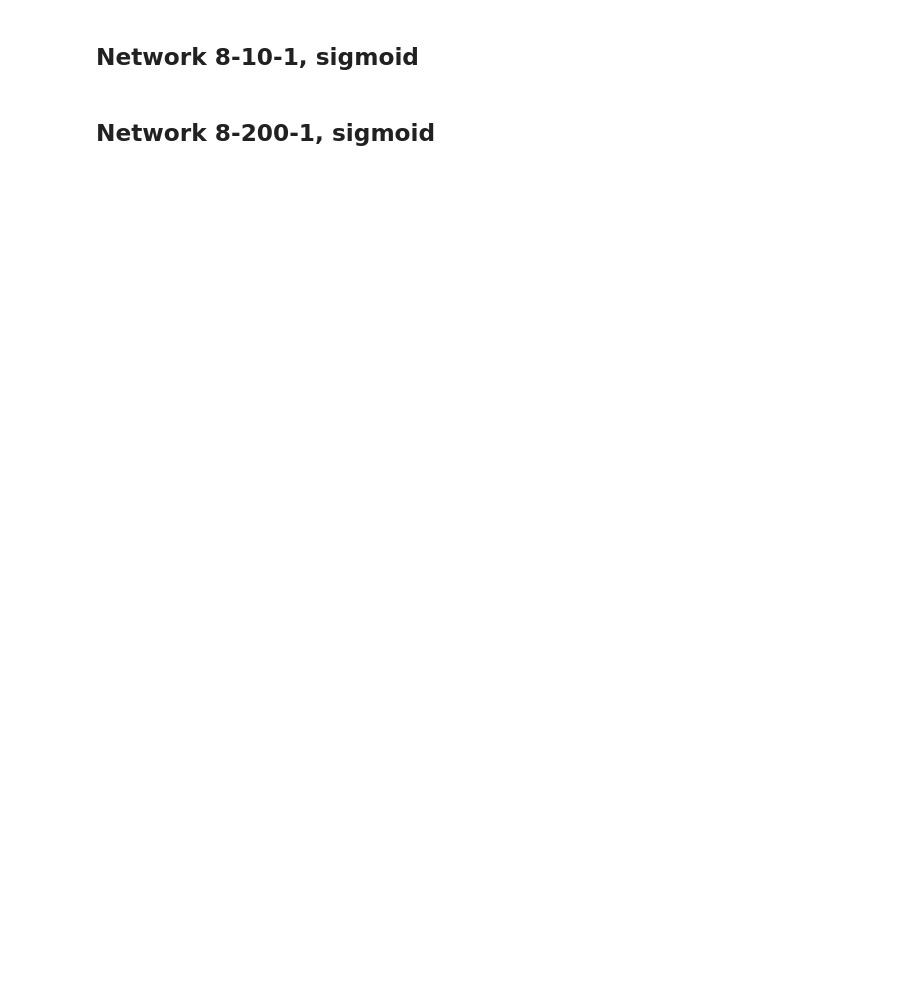
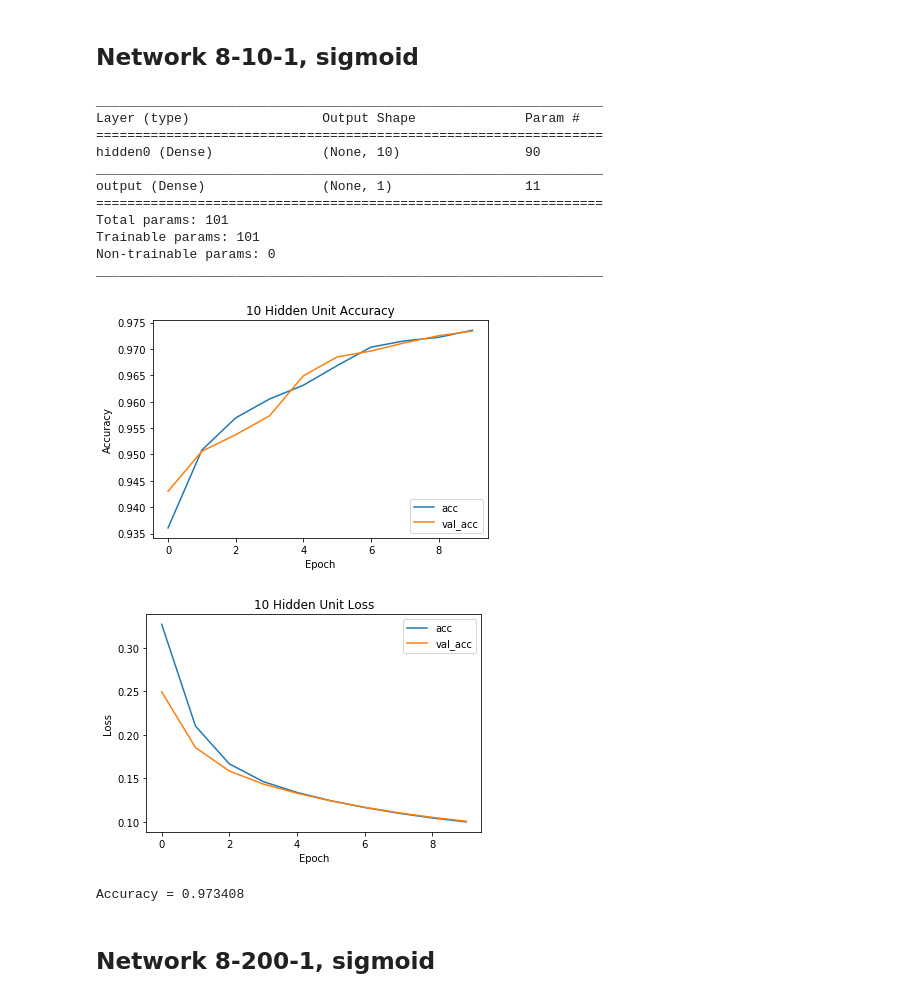
Before and after one commit to zafirhsn/machine-learning, a Jupyter notebook: neural_network_data_pulsar.ipynb, the cells around one changed output. Saved outputs shown, nothing was run; the diff lists cells and outputs as text; code cells hidden in the pictures; blank space fills up the shorter version.

```diff
--- a/neural_network_data_pulsar.ipynb
+++ b/neural_network_data_pulsar.ipynb
@@ -201,4 +212,35 @@ accuracy = 0.977430
 # %% [markdown]
 ## Network 8-10-1, sigmoid
+# %%
+# We are changing the number of hidden units here
+nh = 10;
+
+model_ten = neural_network(nin, nh, nout, 1, "sigmoid")
+model_ten.summary()
+ten_history = train_network(model_ten, x_train, y_train, x_test, y_test);
+plot_acc(ten_history, "10 Hidden Unit Accuracy")
+plot_loss(ten_history, "10 Hidden Unit Loss")
+
+modelArr.append(model_ten)
+historyArr.append(ten_history)
+modelNameArr.append("model_ten")
+
+score, acc = model_ten.evaluate(x_test, y_test, verbose = 0)
+print("Accuracy = %f" % acc)
+# %% [output]
+_________________________________________________________________
+Layer (type)                 Output Shape              Param #
+=================================================================
+hidden0 (Dense)              (None, 10)                90
+_________________________________________________________________
+output (Dense)               (None, 1)                 11
+=================================================================
+Total params: 101
+Trainable params: 101
+Non-trainable params: 0
+_________________________________________________________________
+[figure, added]
+[figure, added]
+Accuracy = 0.973408
 # %% [markdown]
 ## Network 8-200-1, sigmoid
```
Also changed, not shown: parts of 19 cells of this notebook, 1 other file.
